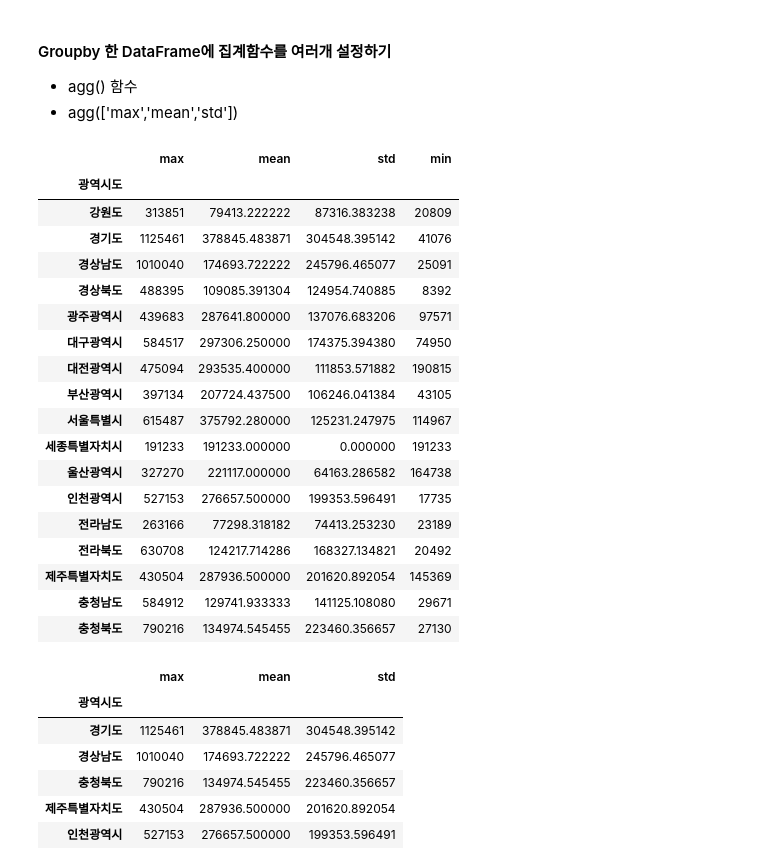
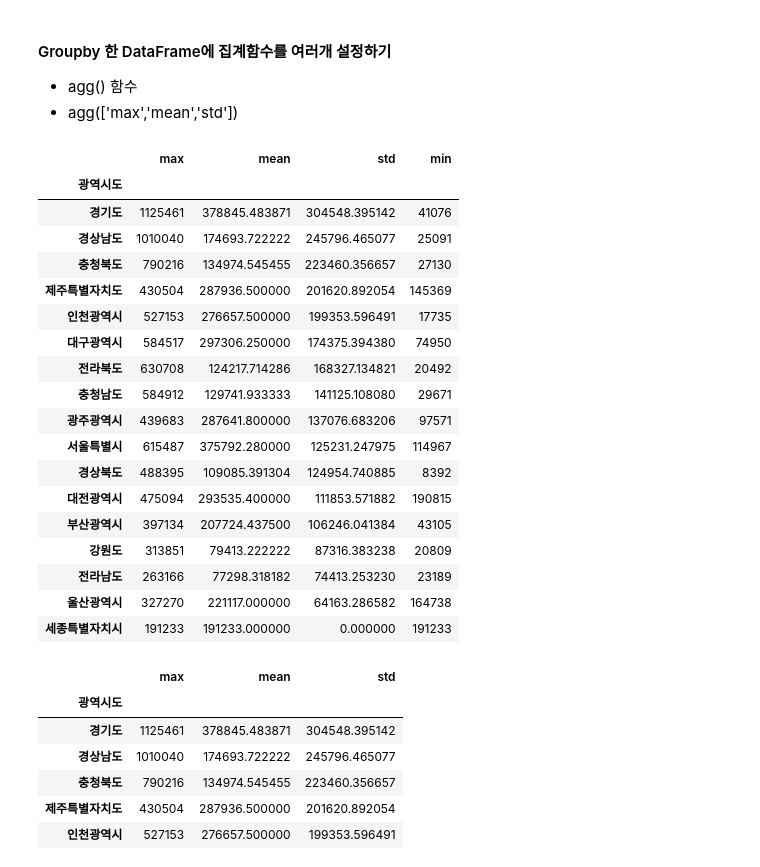
Before and after one commit to adunto/Python_WebScraping_Analysis, a Jupyter notebook: 03-1.행정구역정보_분석과시각화.ipynb, the cells around one changed output. Saved outputs shown, nothing was run; the diff lists cells and outputs as text; code cells hidden in the pictures.

```diff
--- a/03-1.행정구역정보_분석과시각화.ipynb
+++ b/03-1.행정구역정보_분석과시각화.ipynb
@@ -818,25 +828,27 @@ writer.close() #_save()
 # %%
 # agg() 함수 사용하여 여러개의 통계함수를 사용합니다.
 # fillna(0) NaN 을 0 으로 변경해 줌
+df.groupby('광역시도')['인구수'].agg([ 'max', 'mean', 'std', 'min',]).fillna(0)\
+    .sort_values(by="std", ascending=False)
 # %% [output]
 |  | max | mean | std | min |
 | 광역시도 |  |  |  |  |
-| 강원도 | 313851 | 79413.222222 | 87316.383238 | 20809 |
 | 경기도 | 1125461 | 378845.483871 | 304548.395142 | 41076 |
 | 경상남도 | 1010040 | 174693.722222 | 245796.465077 | 25091 |
+| 충청북도 | 790216 | 134974.545455 | 223460.356657 | 27130 |
+| 제주특별자치도 | 430504 | 287936.500000 | 201620.892054 | 145369 |
+| 인천광역시 | 527153 | 276657.500000 | 199353.596491 | 17735 |
+| 대구광역시 | 584517 | 297306.250000 | 174375.394380 | 74950 |
+| 전라북도 | 630708 | 124217.714286 | 168327.134821 | 20492 |
+| 충청남도 | 584912 | 129741.933333 | 141125.108080 | 29671 |
+| 광주광역시 | 439683 | 287641.800000 | 137076.683206 | 97571 |
+| 서울특별시 | 615487 | 375792.280000 | 125231.247975 | 114967 |
 | 경상북도 | 488395 | 109085.391304 | 124954.740885 | 8392 |
-| 광주광역시 | 439683 | 287641.800000 | 137076.683206 | 97571 |
-| 대구광역시 | 584517 | 297306.250000 | 174375.394380 | 74950 |
 | 대전광역시 | 475094 | 293535.400000 | 111853.571882 | 190815 |
 | 부산광역시 | 397134 | 207724.437500 | 106246.041384 | 43105 |
-| 서울특별시 | 615487 | 375792.280000 | 125231.247975 | 114967 |
+| 강원도 | 313851 | 79413.222222 | 87316.383238 | 20809 |
+| 전라남도 | 263166 | 77298.318182 | 74413.253230 | 23189 |
+| 울산광역시 | 327270 | 221117.000000 | 64163.286582 | 164738 |
 | 세종특별자치시 | 191233 | 191233.000000 | 0.000000 | 191233 |
-| 울산광역시 | 327270 | 221117.000000 | 64163.286582 | 164738 |
-| 인천광역시 | 527153 | 276657.500000 | 199353.596491 | 17735 |
-| 전라남도 | 263166 | 77298.318182 | 74413.253230 | 23189 |
-| 전라북도 | 630708 | 124217.714286 | 168327.134821 | 20492 |
-| 제주특별자치도 | 430504 | 287936.500000 | 201620.892054 | 145369 |
-| 충청남도 | 584912 | 129741.933333 | 141125.108080 | 29671 |
-| 충청북도 | 790216 | 134974.545455 | 223460.356657 | 27130 |
 # %%
 # agg() 함수 사용 - 그룹핑한 데이터를 여러개의 집계함수를 사용해서 새로운 DataFrame 객체 생성하기
```
Also changed, not shown: parts of 15 cells of this notebook, 7 other files.
